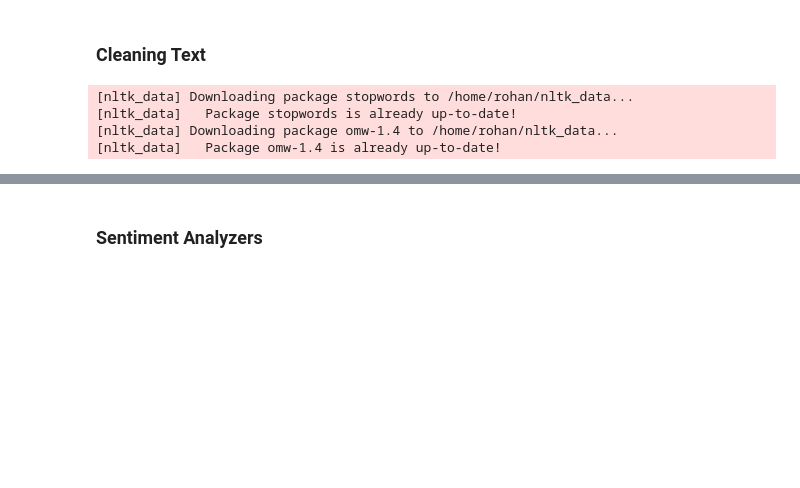
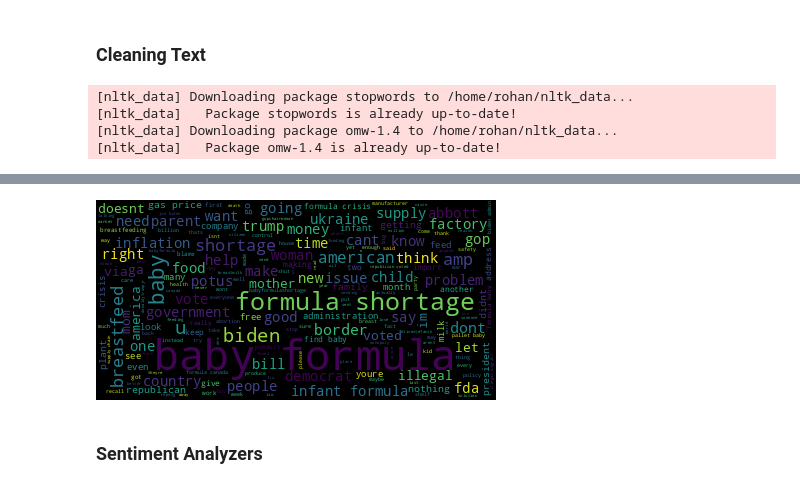
Before and after one commit to THE-COB/BabyFormula, a Jupyter notebook: rohan_notebook.ipynb, the cells around one changed output, grey strips where cells are left out. Saved outputs shown, nothing was run; the diff lists cells and outputs as text; code cells hidden in the pictures; blank space fills up the shorter version.

```diff
--- a/rohan_notebook.ipynb
+++ b/rohan_notebook.ipynb
@@ -87,4 +87,12 @@ all_tweets_sample
 1000 rows × 10 columns
+# %%
+from wordcloud import WordCloud
+
+all_tweet_words = ' '.join(list(all_tweets_sample["very_clean_text"]))
+all_tweets_wordcloud = WordCloud().generate(all_tweet_words)
+all_tweets_wordcloud.to_image()
+# %% [output]
+[figure, added]
 # %% [markdown]
 ### Sentiment Analyzers
 # %%
```
Also changed, not shown: parts of 22 cells of this notebook, 1 other file.
